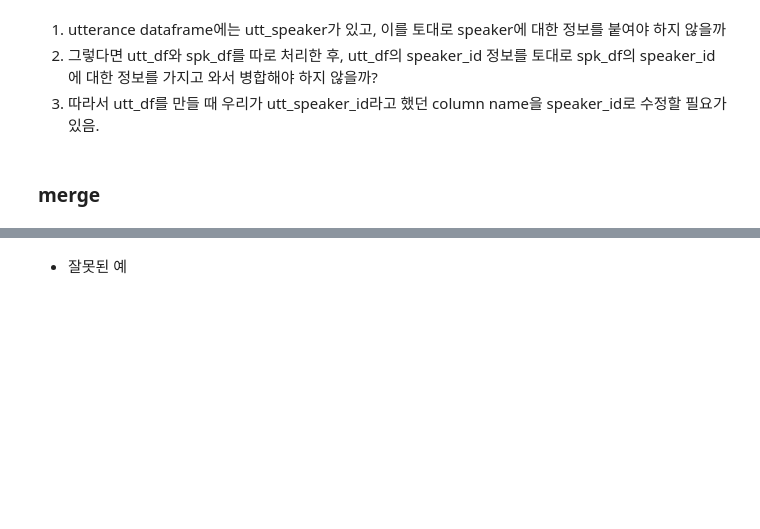
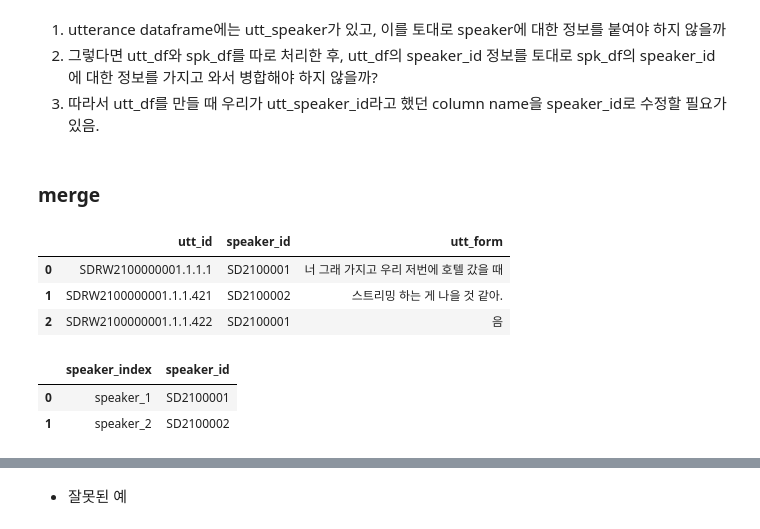
Before and after one commit to exphon/exphon2023, a Jupyter notebook: code/실험음성학연구회2023.ipynb, the cells around one changed output, grey strips where cells are left out. Drawn from its saved outputs; the diff is of its cells as text; code cells hidden in the pictures; blank space fills up the shorter version.

```diff
--- a/code/실험음성학연구회2023.ipynb
+++ b/code/실험음성학연구회2023.ipynb
@@ -365,5 +664,18 @@ utt_df.to_csv('utterance.csv')
 3. 따라서 utt_df를 만들 때 우리가 utt_speaker_id라고 했던 column name을 speaker_id로 수정할 필요가 있음.
 # %% [markdown]
 ### merge
+# %%
+utt_df
+# %% [output]
+|  | utt_id | speaker_id | utt_form |
+| 0 | SDRW2100000001.1.1.1 | SD2100001 | 너 그래 가지고 우리 저번에 호텔 갔을 때 |
+| 1 | SDRW2100000001.1.1.421 | SD2100002 | 스트리밍 하는 게 나을 것 같아. |
+| 2 | SDRW2100000001.1.1.422 | SD2100001 | 음 |
+# %%
+speaker_df
+# %% [output]
+|  | speaker_index | speaker_id |
+| 0 | speaker_1 | SD2100001 |
+| 1 | speaker_2 | SD2100002 |
 # %%
 utt_df.merge(speaker_df, on="speaker_id")
```
Also changed, not shown: parts of 77 cells of this notebook.
